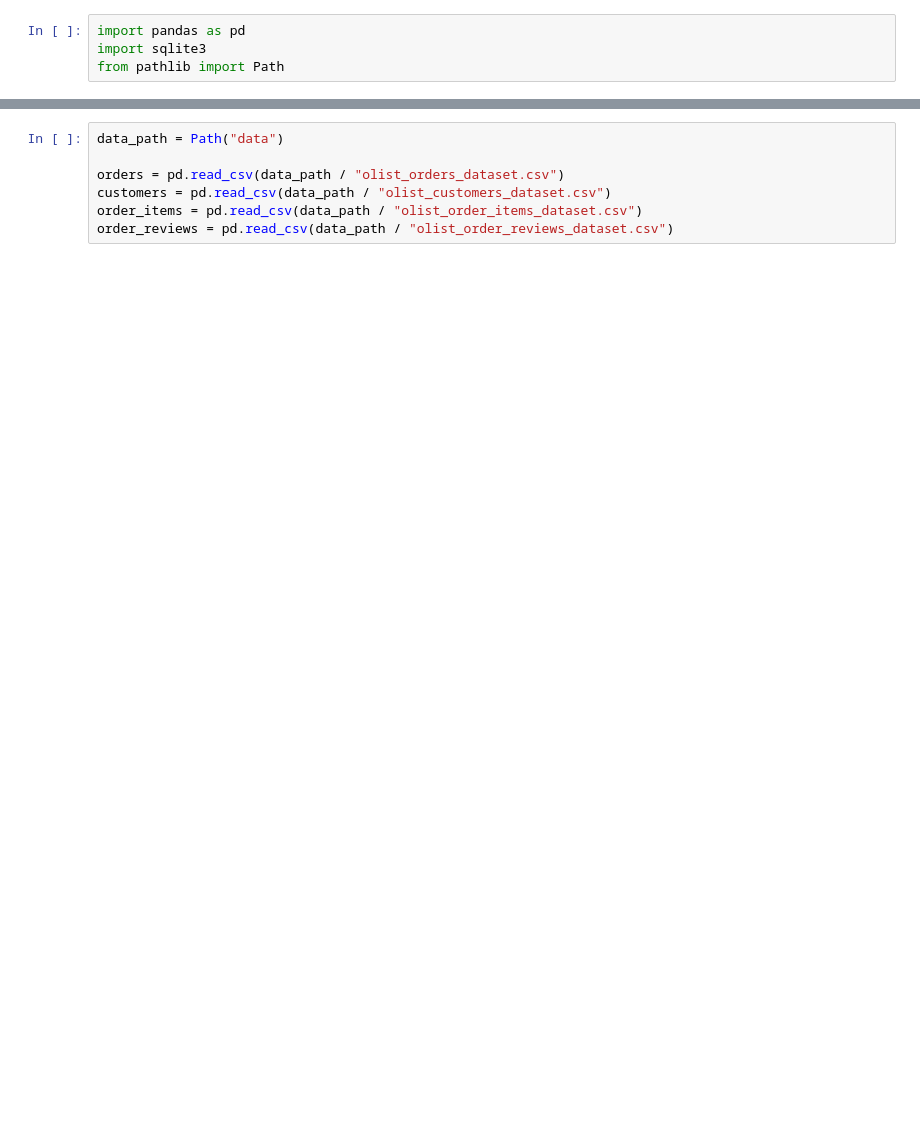
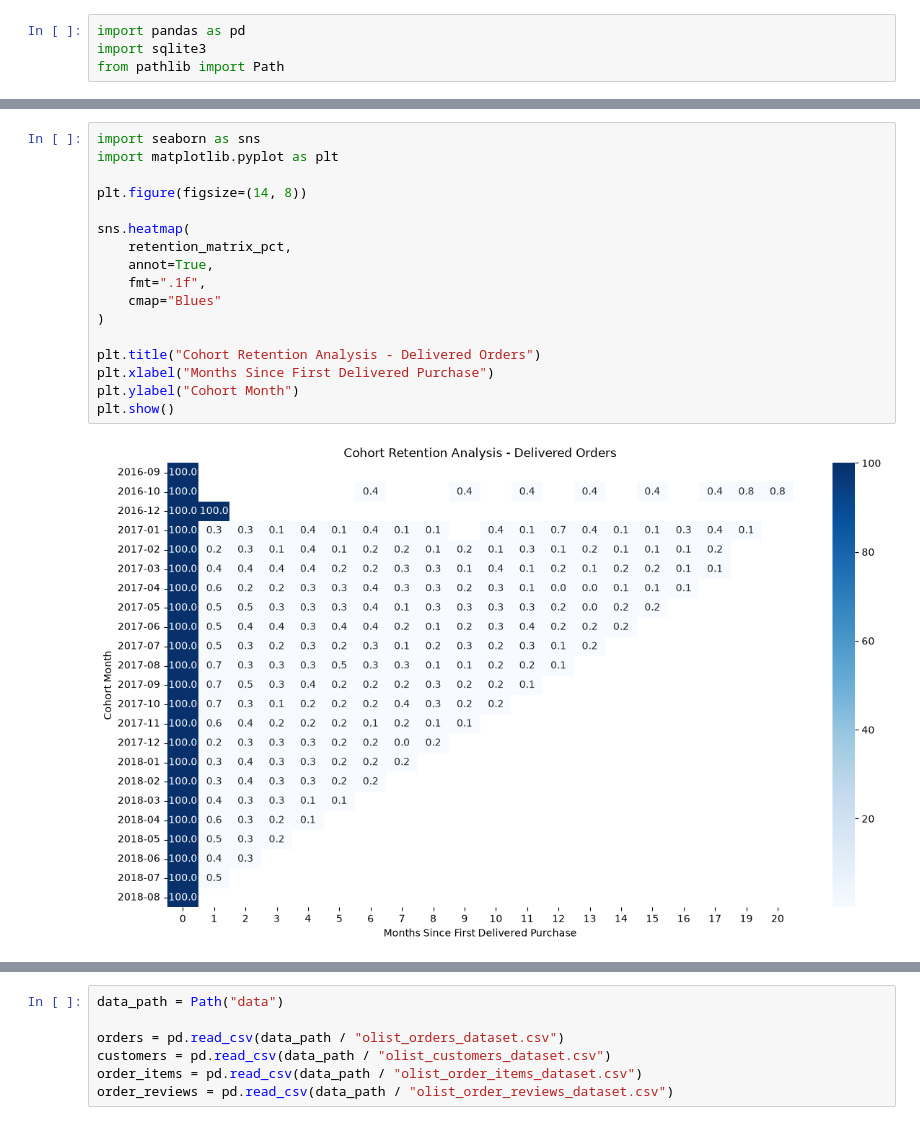
Before and after one commit to SAGUBAOSMANOVA1/cohort-retention-analysis, a Jupyter notebook: cohort_retention_analysis_.ipynb, the cells around one changed output, grey strips where cells are left out. Saved outputs shown, nothing was run; the diff lists cells and outputs as text; blank space fills up the shorter version.

Commit message:
Complete cohort retention analysis

```diff
--- a/cohort_retention_analysis_.ipynb
+++ b/cohort_retention_analysis_.ipynb
@@ -22,0 +384,19 @@ from pathlib import Path
+# %%
+import seaborn as sns
+import matplotlib.pyplot as plt
+
+plt.figure(figsize=(14, 8))
+
+sns.heatmap(
+    retention_matrix_pct,
+    annot=True,
+    fmt=".1f",
+    cmap="Blues"
+)
+
+plt.title("Cohort Retention Analysis - Delivered Orders")
+plt.xlabel("Months Since First Delivered Purchase")
+plt.ylabel("Cohort Month")
+plt.show()
+# %% [output]
+[figure, added]
```
Also changed, not shown: parts of 12 cells of this notebook, 9 other files.
